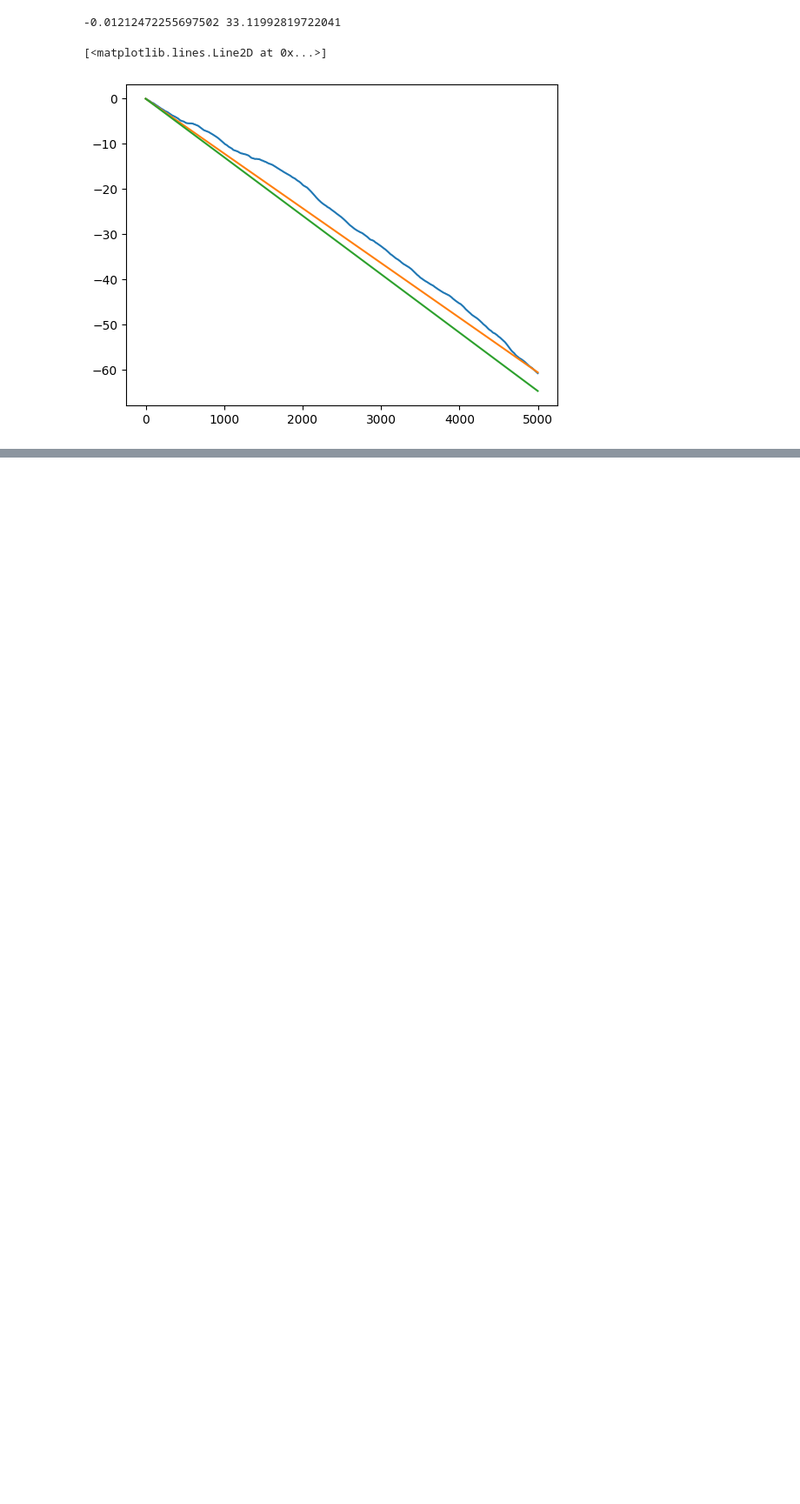
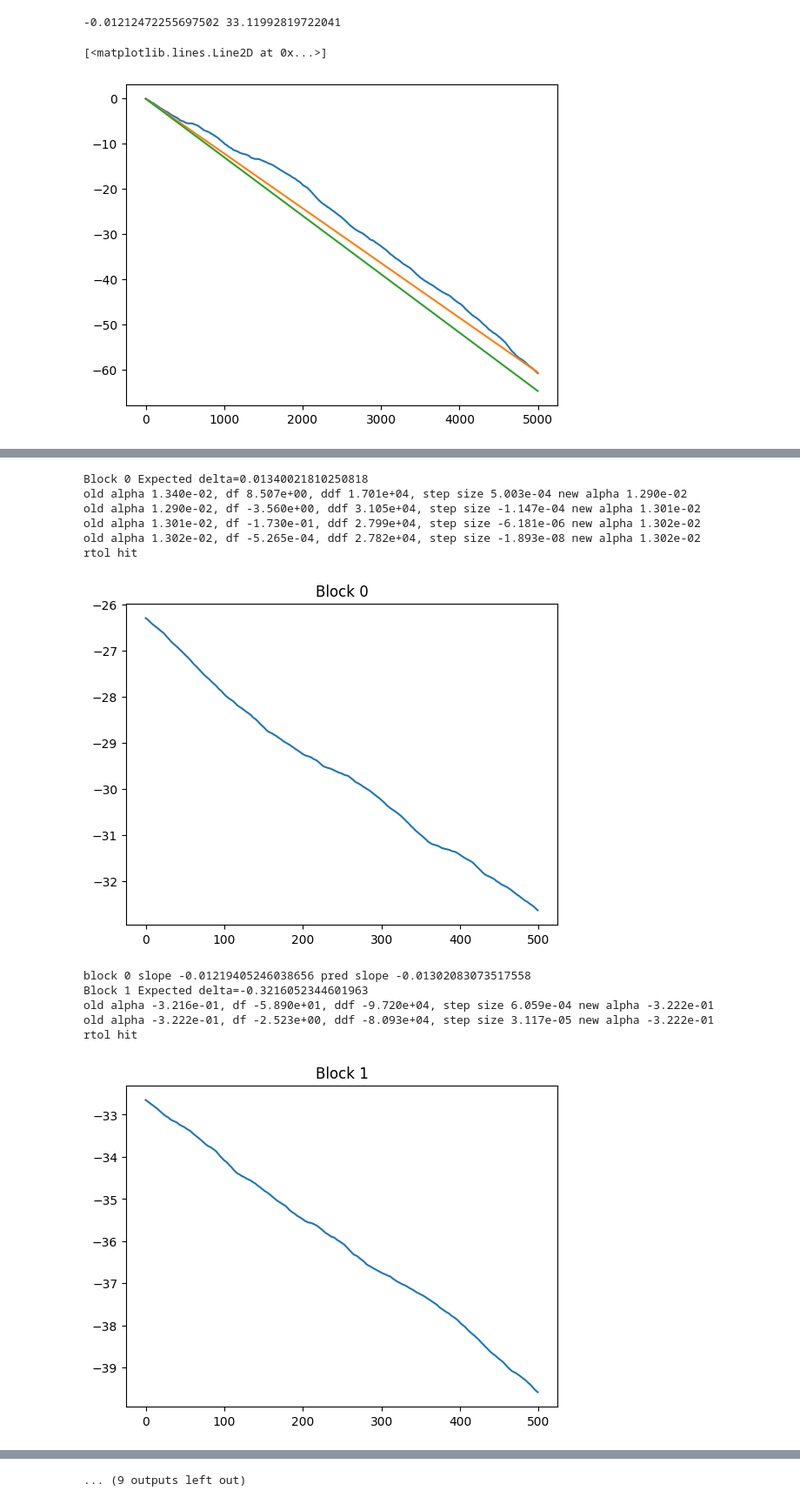
Before and after one commit to mohanagr/flicker, a Jupyter notebook: jupyter/fit_xcorr clock sim.ipynb, the cells around one changed output, grey strips where cells are left out. Shown at 87% size. Drawn from its saved outputs; the diff is of its cells as text; code cells hidden in the pictures; blank space fills up the shorter version.

```diff
--- a/jupyter/fit_xcorr clock sim.ipynb
+++ b/jupyter/fit_xcorr clock sim.ipynb
@@ -170,7 +225,3 @@ plt.plot(alphas,f_alpha)
 # %% [output]
 [<matplotlib.lines.Line2D at 0x...>]
 [figure]
-# %%
-alpha=expected_delta
-for i in range(10):
-    alpha=newton(xc_small,alpha,1834,scale=1)
@@ -277,3 +251,0 @@ np.angle(xc_avg[0,4]),np.angle(y[dN])
-# %%
-cxcorr2 = get_coarse_xcorr(spec1[10000:2*10000,4:6], spec2[10000:2*10000,4:6]*np.exp(1j*np.angle(xc_avg[0,4:6]))*np.exp(-1j*np.angle(xc_avg[1,4:6])))
-y2=np.fft.fftshift(cxcorr2[0,:])[stamp].copy()
@@ -286,6 +251,0 @@ processing chan 1
-# %%
-plt.plot(np.angle(np.fft.fftshift(cxcorr[0,:])[stamp]))
-for i in range(1,xc_avg.shape[0]):
-    cxcorr2 = get_coarse_xcorr(spec1[i*10000:(i+1)*10000,4:6], spec2[i*10000:(i+1)*10000,4:6]*np.exp(1j*np.angle(xc_avg[0,4:6]))*np.exp(-1j*np.angle(xc_avg[i,4:6])))
-    y2=np.fft.fftshift(cxcorr2[0,:])[stamp].copy()
-    plt.plot(np.angle(np.fft.fftshift(cxcorr2[0,:])[stamp]))
@@ -318,0 +252,46 @@ coarse_sample_no=np.arange(0,2*dN)*4096*osamp #we have values at these locations
+# %%
+#iterate over several blocks and fit a line
+blocksize=500
+st=5000
+nblocks=10
+en=blocksize*nblocks
+fit_delta=np.zeros(nblocks,dtype='float64')
+for i in range(nblocks):
+    #fft and get a coarse guess
+    ix=st+i*blocksize
+    y1=spec1[ix:ix+blocksize,4]
+    y2=spec2[ix:ix+blocksize,4]
+    xc_small = y1*np.conj(y2)
+    xc_fft = np.fft.fftshift(np.abs(np.fft.fft(xc_small)))
+
+    mm=np.argmax(xc_fft)
+    # plt.plot(xc_fft)
+    # plt.xlim(mm-100,mm+100)
+    M=len(xc_fft)
+    # print(M)
+    # print("Max at", mm-len(xc_fft)/2)
+    expected_delta = (mm-M/2)/M * (4096/1834)
+    print(f"Block {i} Expected delta={expected_delta}")
+    alpha=solver(xc_small,expected_delta,1834,rtol=1e-4)
+    fit_delta[i]=alpha
+    plt.title(f"Block {i}")
+    plt.plot(delays[ix:ix+blocksize])
+    plt.show()
+
+    m,c=np.polyfit(np.arange(ix,ix+blocksize),delays[ix:ix+blocksize],1)
+    # m,c=np.polyfit(np.arange(0,en-st),delays[st:en]-delays[st],1)
+    print(f"block {i} slope", m, "pred slope", -alpha)
+# %% [output]
+Block 0 Expected delta=0.01340021810250818
+old alpha 1.340e-02, df 8.507e+00, ddf 1.701e+04, step size 5.003e-04 new alpha 1.290e-02
+old alpha 1.290e-02, df -3.560e+00, ddf 3.105e+04, step size -1.147e-04 new alpha 1.301e-02
+old alpha 1.301e-02, df -1.730e-01, ddf 2.799e+04, step size -6.181e-06 new alpha 1.302e-02
+old alpha 1.302e-02, df -5.265e-04, ddf 2.782e+04, step size -1.893e-08 new alpha 1.302e-02
+rtol hit
+[figure, added]
+block 0 slope -0.01219405246038656 pred slope -0.01302083073517558
+Block 1 Expected delta=-0.3216052344601963
+old alpha -3.216e-01, df -5.890e+01, ddf -9.720e+04, step size 6.059e-04 new alpha -3.222e-01
+old alpha -3.222e-01, df -2.523e+00, ddf -8.093e+04, step size 3.117e-05 new alpha -3.222e-01
+rtol hit
+[figure, added]
@@ -318,0 +328 @@ coarse_sample_no=np.arange(0,2*dN)*4096*osamp #we have values at these locations
+... (9 outputs left out)
```
Also changed, not shown: parts of 31 cells of this notebook.
